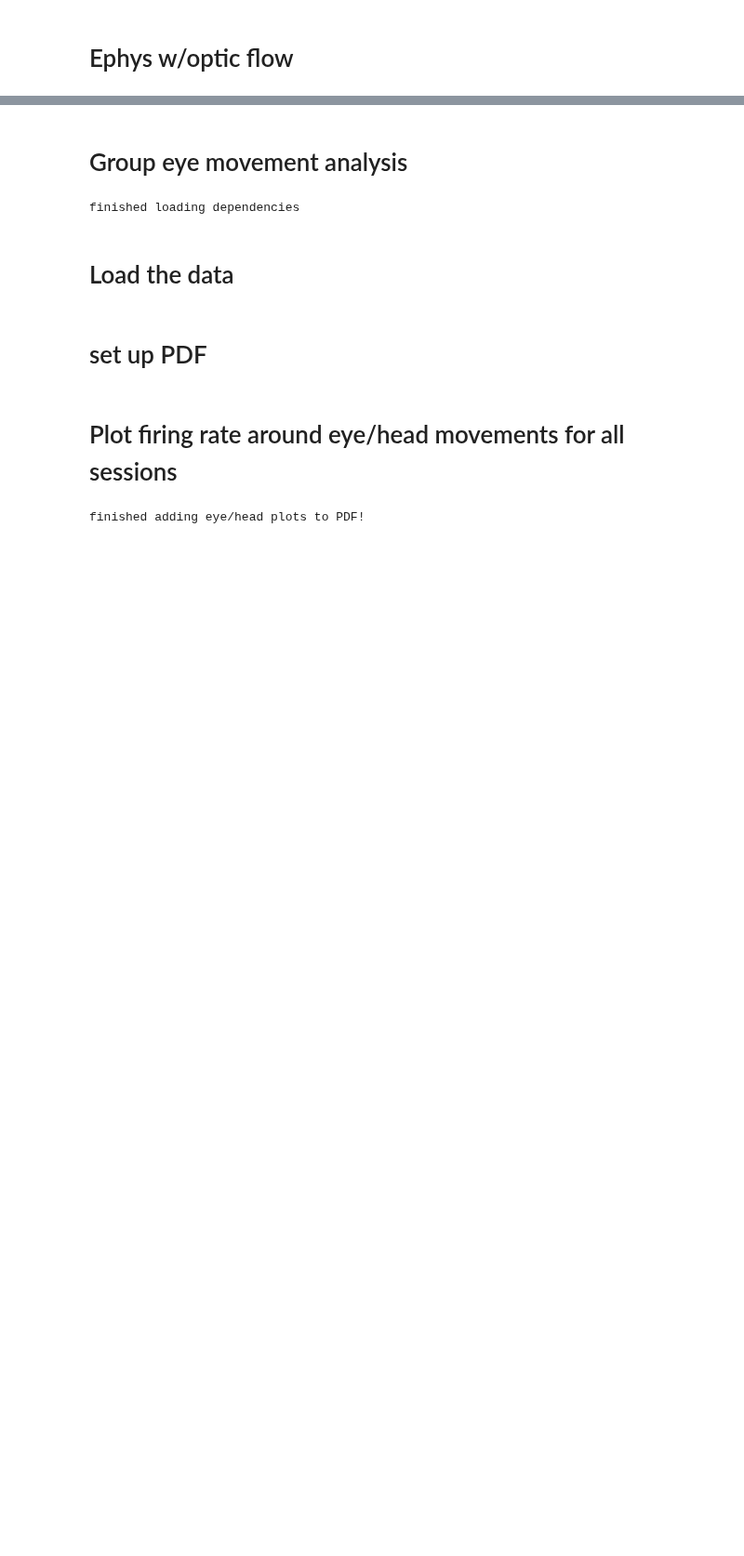
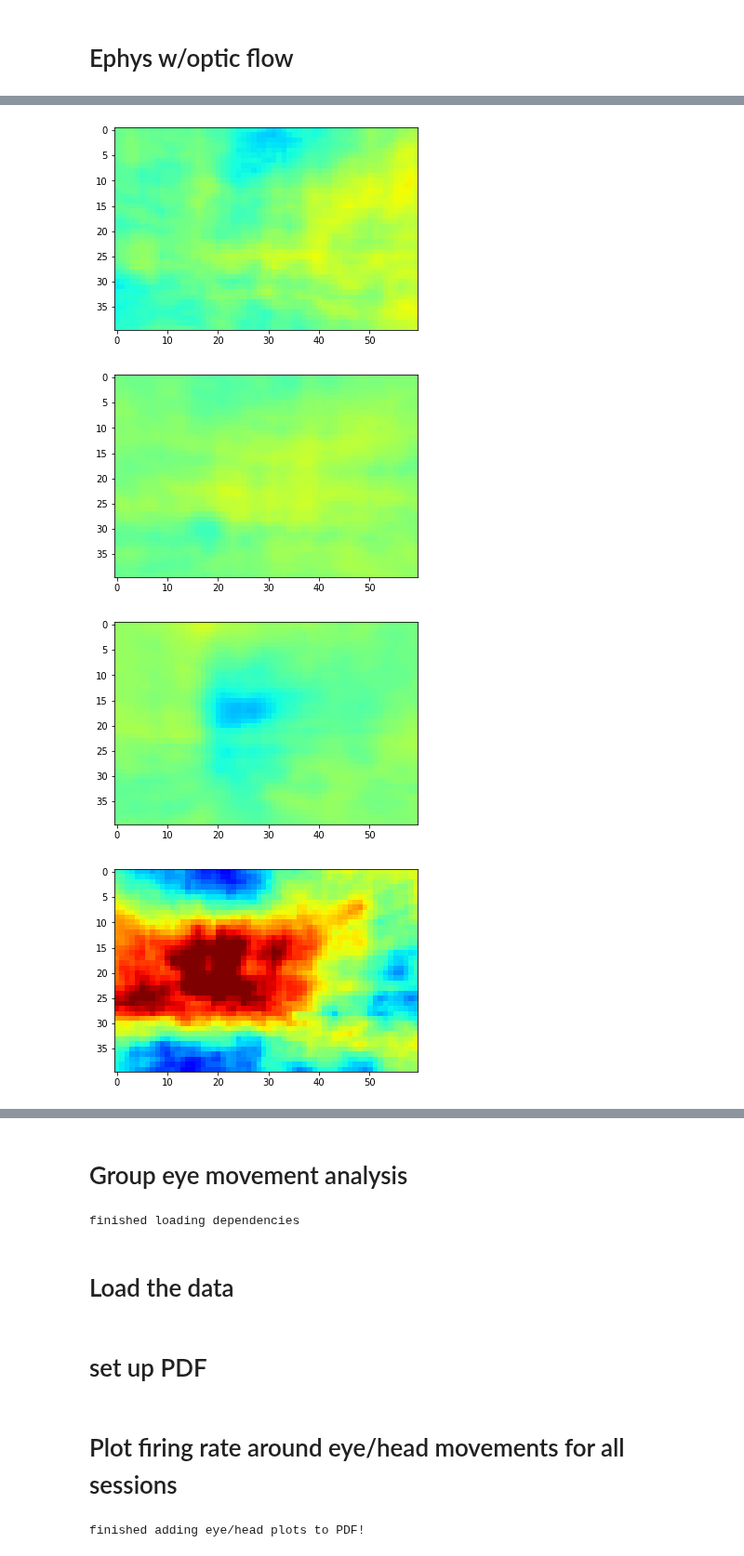
Before and after one commit to nielllab/FreelyMovingEphys, a Jupyter notebook: project_analysis/ephys/phil_group_ephys_analysis.ipynb, the cells around one changed output, grey strips where cells are left out. Shown at 93% size. Cells and saved outputs as stored; diff of their text form; code cells hidden in the pictures; blank space fills up the shorter version.

```diff
--- a/project_analysis/ephys/phil_group_ephys_analysis.ipynb
+++ b/project_analysis/ephys/phil_group_ephys_analysis.ipynb
@@ -369,0 +340,19 @@ pp.close()
+# %%
+### version with lags
+lag_list = [-2,-1,0,1,2]
+wc_data_mnsub = wc_data - np.mean(wc_data,axis=0)
+rolled_vid = np.hstack([np.roll(wc_data_mnsub, nframes, axis=0) for nframes in lag_list])
+model_vid = rolled_vid.reshape(wc_data.shape[0],-1)
+model_nsp = data['model_nsp']
+Ncells = model_nsp.shape[-1]
+sta = (model_vid.T @ model_nsp)/np.sum(model_nsp,0,keepdims=True)
+wn_sta_im = sta.T.reshape((Ncells,len(lag_list)) + wc_data.shape[1:])
+# %%
+for i in [2, 3, 14, 43, 54, 67, 89, 126]:
+    plt.figure()
+    plt.imshow(wn_sta_im[i,2,:,:],vmin=-0.25,vmax=0.25,cmap='jet')
+# %% [output]
+[figure, added]
+[figure, added]
+[figure, added]
+[figure, added]
```
Also changed, not shown: parts of 17 cells of this notebook.
